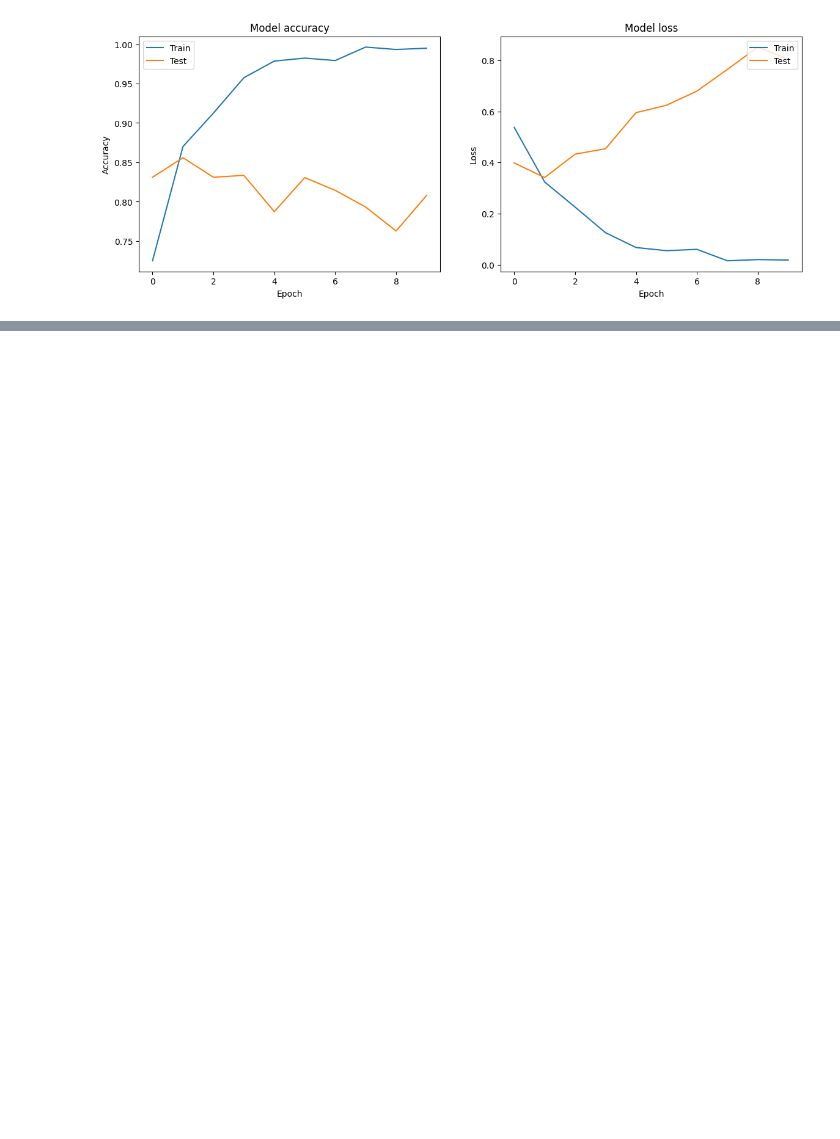
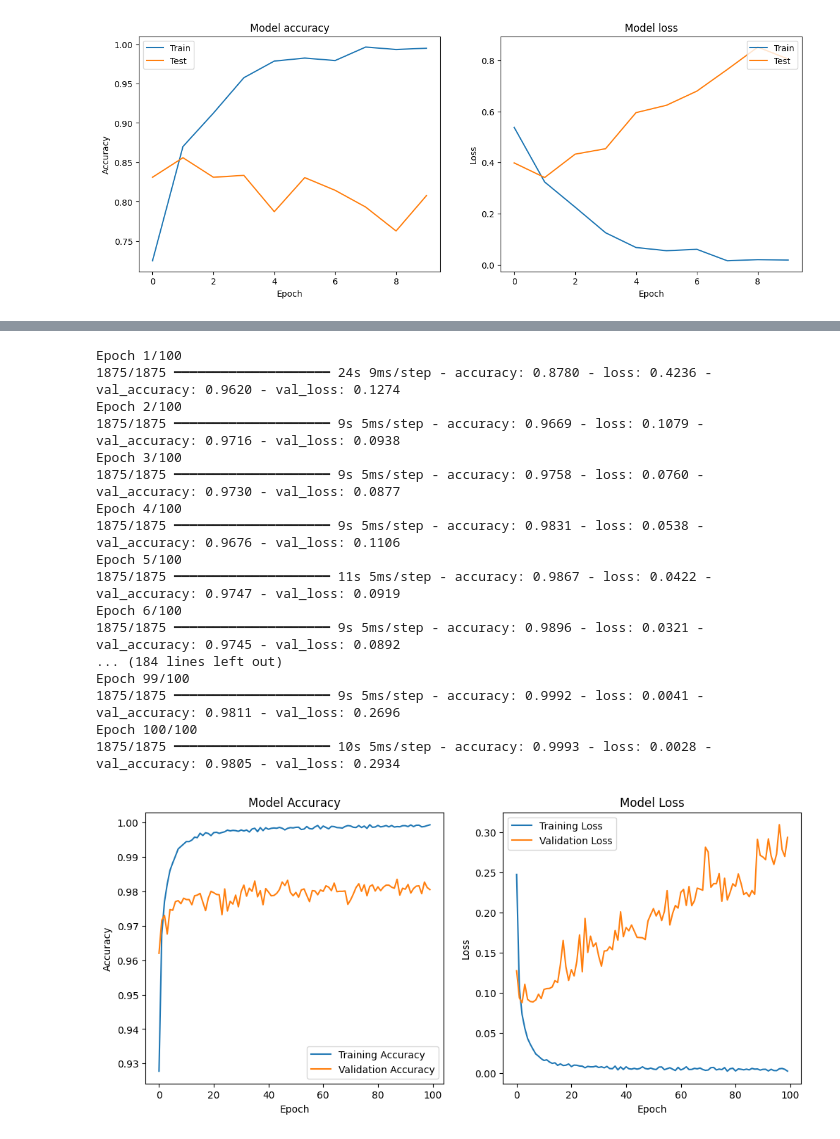
Before and after one commit to 223t1a3105/colab-saved-data, a Jupyter notebook: Deep_learning_Labs.ipynb, the cells around one changed output, grey strips where cells are left out. Cells and saved outputs as stored; diff of their text form; code cells hidden in the pictures; blank space fills up the shorter version.

```diff
--- a/Deep_learning_Labs.ipynb
+++ b/Deep_learning_Labs.ipynb
@@ -726,3 +726,62 @@ Epoch 9/10
 Epoch 10/10
 391/391 ━━━━━━━━━━━━━━━━━━━━ 28s 72ms/step - accuracy: 0.9929 - loss: 0.0256 - val_accuracy: 0.8078 - val_loss: 0.8045
 [figure]
+# %%
+# Import necessary libraries
+import tensorflow as tf
+import matplotlib.pyplot as plt
+from tensorflow.keras.datasets import mnist
+from tensorflow.keras.models import Sequential
+from tensorflow.keras.layers import Dense, Flatten
+from tensorflow.keras.utils import to_categorical
+
+# Load and preprocess the MNIST dataset
+(x_train, y_train), (x_test, y_test) = mnist.load_data()
+
+# Normalize the pixel values to be between 0 and 1
+x_train, x_test = x_train / 255.0, x_test / 255.0
+
+# Convert labels to one-hot encoded format
+y_train = to_categorical(y_train, 10)
+y_test = to_categorical(y_test, 10)
+
+# Build the model
+model = Sequential([
+    Flatten(input_shape=(28, 28)),
+    Dense(128, activation='relu'),
+    Dense(64, activation='relu'),
+    Dense(10, activation='softmax')
+])
+
+# Compile the model
+model.compile(optimizer='adam',
+              loss='categorical_crossentropy',
+              metrics=['accuracy'])
+
+# Train the model
+history = model.fit(x_train, y_train, epochs=100, batch_size=32,
+                    validation_data=(x_test, y_test))
+
+# Plot accuracy and loss graphs
+plt.figure(figsize=(12, 5))
+
+# Accuracy plot
+plt.subplot(1, 2, 1)
+plt.plot(history.history['accuracy'], label='Training Accuracy')
+plt.plot(history.history['val_accuracy'], label='Validation Accuracy')
+plt.title('Model Accuracy')
+plt.xlabel('Epoch')
+plt.ylabel('Accuracy')
+plt.legend()
+
+# Loss plot
+plt.subplot(1, 2, 2)
+plt.plot(history.history['loss'], label='Training Loss')
+plt.plot(history.history['val_loss'], label='Validation Loss')
+plt.title('Model Loss')
+plt.xlabel('Epoch')
+plt.ylabel('Loss')
+plt.legend()
+
+plt.show()
+# %% [output]
@@ -728,0 +790,18 @@ Epoch 10/10
+Epoch 1/100
+1875/1875 ━━━━━━━━━━━━━━━━━━━━ 24s 9ms/step - accuracy: 0.8780 - loss: 0.4236 - val_accuracy: 0.9620 - val_loss: 0.1274
+Epoch 2/100
+1875/1875 ━━━━━━━━━━━━━━━━━━━━ 9s 5ms/step - accuracy: 0.9669 - loss: 0.1079 - val_accuracy: 0.9716 - val_loss: 0.0938
+Epoch 3/100
+1875/1875 ━━━━━━━━━━━━━━━━━━━━ 9s 5ms/step - accuracy: 0.9758 - loss: 0.0760 - val_accuracy: 0.9730 - val_loss: 0.0877
+Epoch 4/100
+1875/1875 ━━━━━━━━━━━━━━━━━━━━ 9s 5ms/step - accuracy: 0.9831 - loss: 0.0538 - val_accuracy: 0.9676 - val_loss: 0.1106
+Epoch 5/100
+1875/1875 ━━━━━━━━━━━━━━━━━━━━ 11s 5ms/step - accuracy: 0.9867 - loss: 0.0422 - val_accuracy: 0.9747 - val_loss: 0.0919
+Epoch 6/100
+1875/1875 ━━━━━━━━━━━━━━━━━━━━ 9s 5ms/step - accuracy: 0.9896 - loss: 0.0321 - val_accuracy: 0.9745 - val_loss: 0.0892
+... (184 lines left out)
+Epoch 99/100
+1875/1875 ━━━━━━━━━━━━━━━━━━━━ 9s 5ms/step - accuracy: 0.9992 - loss: 0.0041 - val_accuracy: 0.9811 - val_loss: 0.2696
+Epoch 100/100
+1875/1875 ━━━━━━━━━━━━━━━━━━━━ 10s 5ms/step - accuracy: 0.9993 - loss: 0.0028 - val_accuracy: 0.9805 - val_loss: 0.2934
+[figure, added]
```
Also changed, not shown: parts of 1 cell of this notebook.
